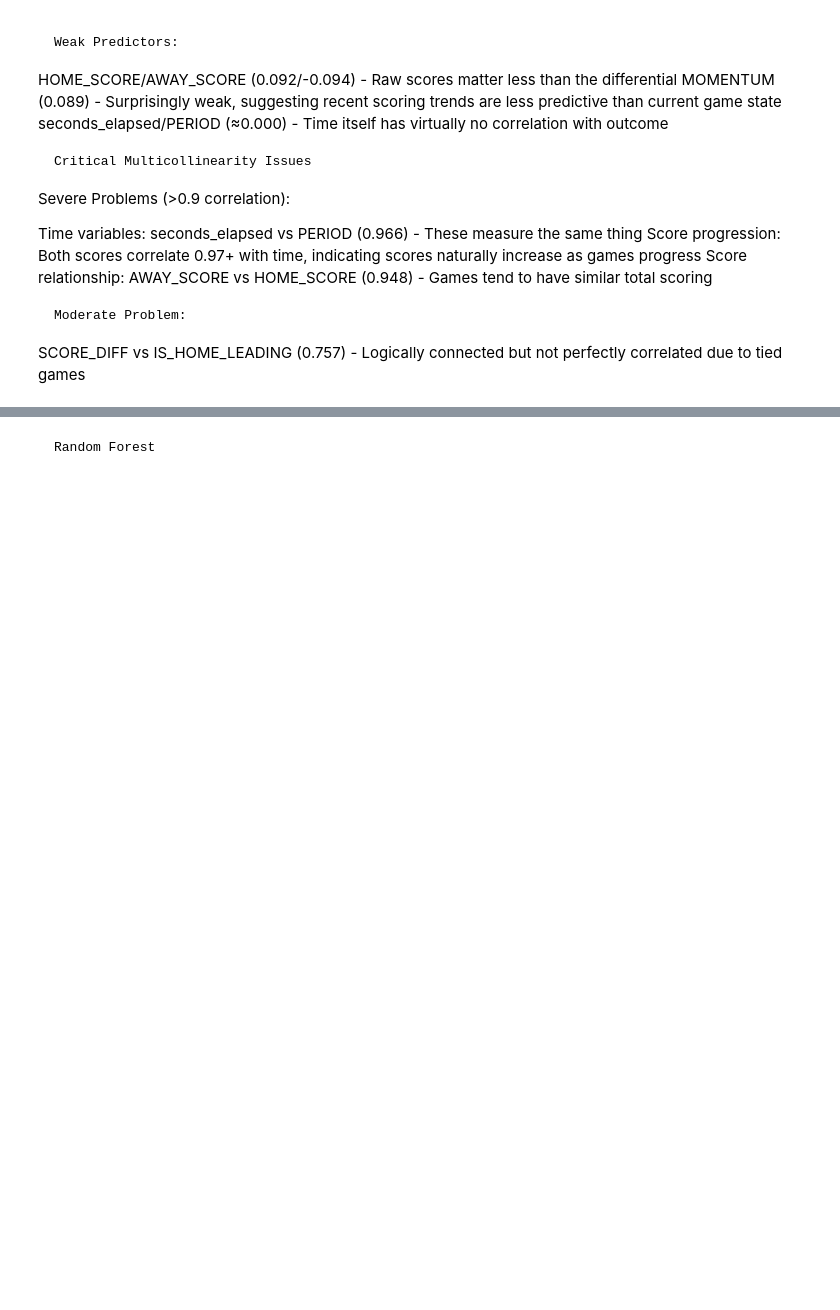
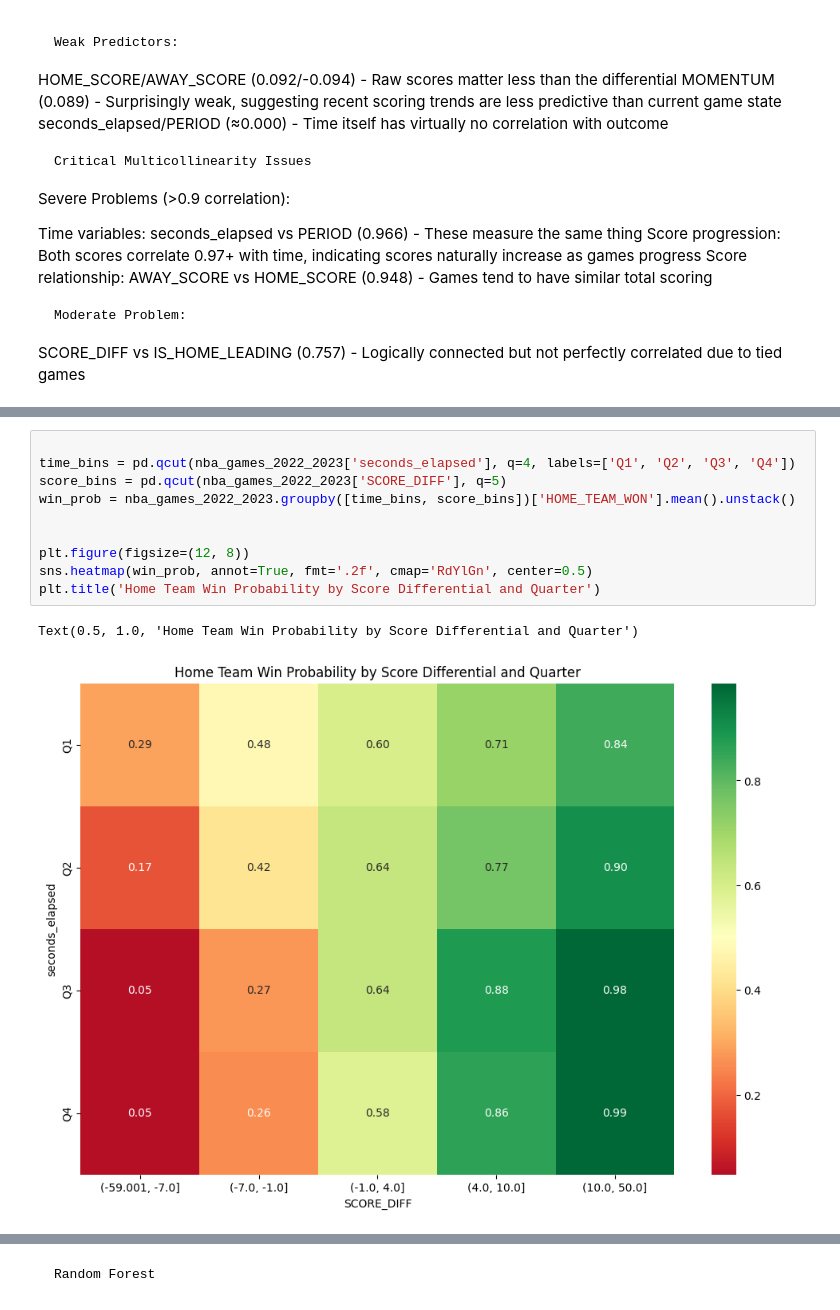
Before and after one commit to MibhaelGray/NBA-Game-Outcomes-A-Machine-Learning-Approach-Based-on-Real-Time-Score-Differentials, a Jupyter notebook: src/models/model.ipynb, the cells around one changed output, grey strips where cells are left out. Cells and saved outputs as stored; diff of their text form; blank space fills up the shorter version.

```diff
--- a/src/models/model.ipynb
+++ b/src/models/model.ipynb
@@ -213,0 +222,13 @@ Teams that are trailing see their win probabilities gradually decline as time pa
+# %%
+
+time_bins = pd.qcut(nba_games_2022_2023['seconds_elapsed'], q=4, labels=['Q1', 'Q2', 'Q3', 'Q4'])
+score_bins = pd.qcut(nba_games_2022_2023['SCORE_DIFF'], q=5)
+win_prob = nba_games_2022_2023.groupby([time_bins, score_bins])['HOME_TEAM_WON'].mean().unstack()
+
+
+plt.figure(figsize=(12, 8))
+sns.heatmap(win_prob, annot=True, fmt='.2f', cmap='RdYlGn', center=0.5)
+plt.title('Home Team Win Probability by Score Differential and Quarter')
+# %% [output]
+Text(0.5, 1.0, 'Home Team Win Probability by Score Differential and Quarter')
+[figure, added]
```
Also changed, not shown: parts of 48 cells of this notebook, 8 other files.
